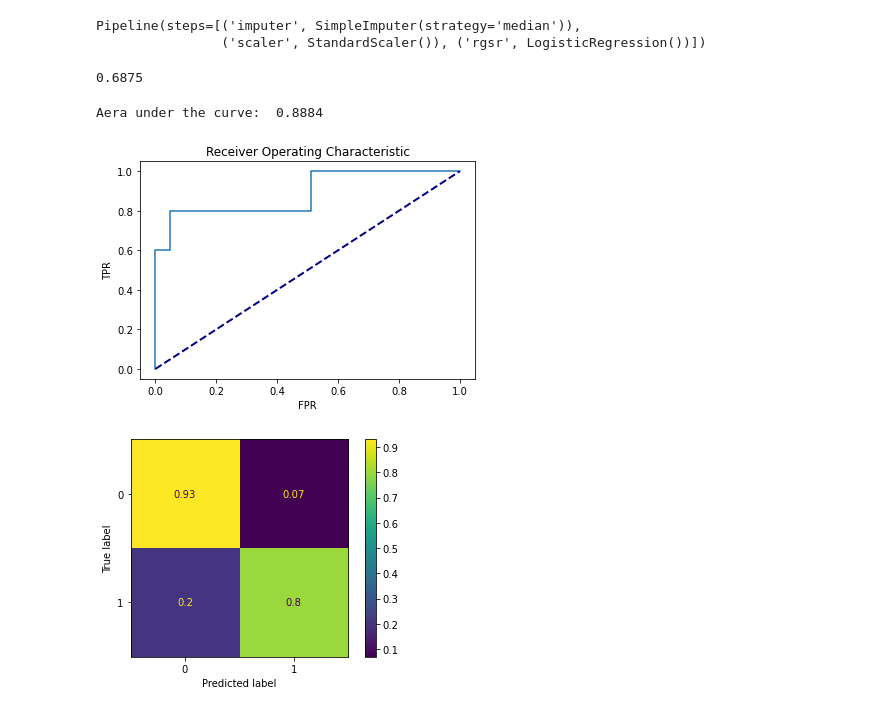
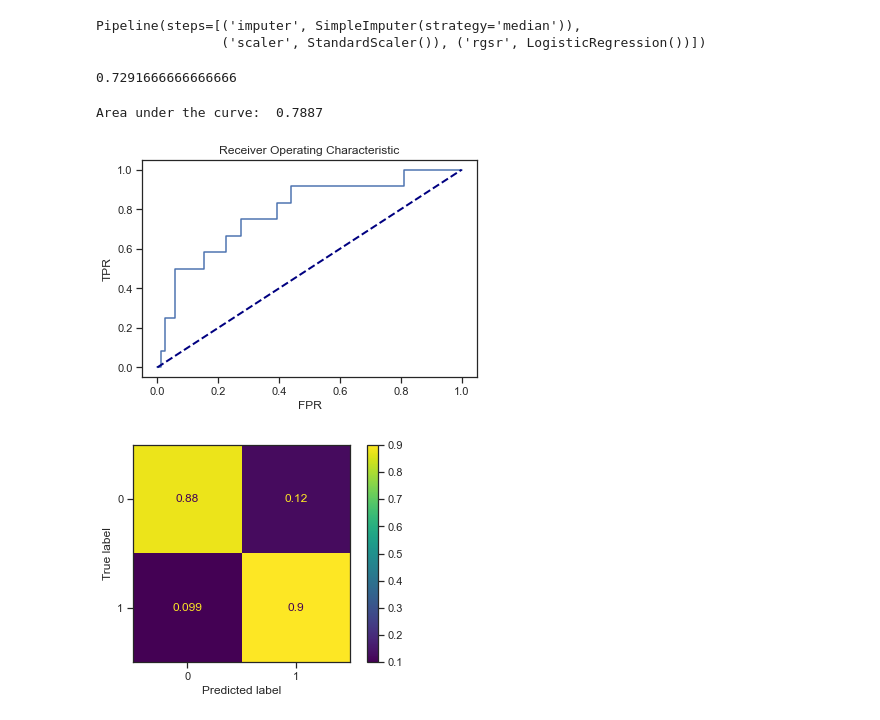
Before and after one commit to DanlBradley/RecessionPredictor, a Jupyter notebook: model_tuning.ipynb, the cells around one changed output. Saved outputs shown, nothing was run; the diff lists cells and outputs as text; code cells hidden in the pictures.

Commit message:
Modified target variable to predict next quarter, not current

```diff
--- a/model_tuning.ipynb
+++ b/model_tuning.ipynb
@@ -4,7 +4,7 @@ import datetime
 import matplotlib.pyplot as plt
 #plt.style.use('fivethirtyeight')
 # %%
-recession_vs_yield = pd.read_csv('data/preprocessed.csv', index_col = 'Date')
+recession_vs_yield = pd.read_csv('data/preprocessed_2.csv', index_col = 'Date')
 recession_vs_yield = recession_vs_yield.set_index(pd.DatetimeIndex(recession_vs_yield.index))
 
 
@@ -21,6 +21,9 @@ data_spread = data_spread.drop(columns = ['USREC']).add_suffix('_split')
 data = pd.merge_asof(data_mean,data_std, left_index = True, right_index = True, suffixes = ('_mean','_std'))
 data = pd.merge_asof(data,data_spread, left_index = True, right_index = True)
 data = data.iloc[1:-1 , :]
+# %%
+data['USREC'] = data['USREC'].shift(periods = -1)
+data = data.iloc[:-1,:]
 # %%
 data.corr()['USREC'].sort_values(ascending=False)
 # %% [output]
@@ -54,13 +57,14 @@ from sklearn.impute import SimpleImputer
 from sklearn.preprocessing import StandardScaler
 from sklearn.linear_model import LogisticRegression
 from imblearn.over_sampling import SMOTE
+from sklearn.tree import DecisionTreeClassifier
 
 
 sm = SMOTE(random_state=42)
 X = data.drop(columns = ['USREC'])
 y = data['USREC']
 smpl = SimpleImputer(strategy = 'median')
-X_train, X_test, y_train, y_test = train_test_split(X, y, test_size=0.2, random_state=20)
+X_train, X_test, y_train, y_test = train_test_split(X, y, test_size=0.4, random_state=20)
 X_imputed = smpl.fit_transform(X_train)
 X_train, y_train = sm.fit_resample(X_imputed, y_train)
 # %%
@@ -78,7 +82,7 @@ from sklearn.metrics import accuracy_score
 
 accuracy_score(y_test,y_test_pred)
 # %% [output]
-0.6875
+0.7291666666666666
 # %%
 from sklearn.metrics import confusion_matrix, ConfusionMatrixDisplay, roc_curve, auc
 
@@ -96,20 +100,20 @@ plt.title('Receiver Operating Characteristic')
 aucscore = auc(fpr,tpr)
 print('Area under the curve: ',round(aucscore,4));
 # %% [output]
-Aera under the curve:  0.8884
+Area under the curve:  0.7887
-[figure, old version]
+[figure, new version]
 # %%
 y_probas = pipe.predict_proba(X_test)[:,1]
-custom_thresh_y_pred_test = [1 if y > 0.8 else 0 for y in y_probas]
-# y_probas = pipe.predict_proba(X_train)[:,1]
-# custom_thresh_y_pred_train = [1 if y > 0.15 else 0 for y in y_probas]
+custom_thresh_y_pred_test = [1 if y > 0.5 else 0 for y in y_probas]
+y_probas = pipe.predict_proba(X_train)[:,1]
+custom_thresh_y_pred_train = [1 if y > 0.5 else 0 for y in y_probas]
 # %%
 import numpy as np
-conf = confusion_matrix(y_test,np.array(custom_thresh_y_pred_test), normalize='true')
+conf = confusion_matrix(y_train,np.array(custom_thresh_y_pred_train), normalize='true')
 disp = ConfusionMatrixDisplay(conf)
 disp.plot();
 # %% [output]
-[figure, old version]
+[figure, new version]
 # %%
 from sklearn.metrics import classification_report
 report = classification_report(y_test,custom_thresh_y_pred_test, output_dict = True)
```
Also changed, not shown: parts of 7 cells of this notebook.
